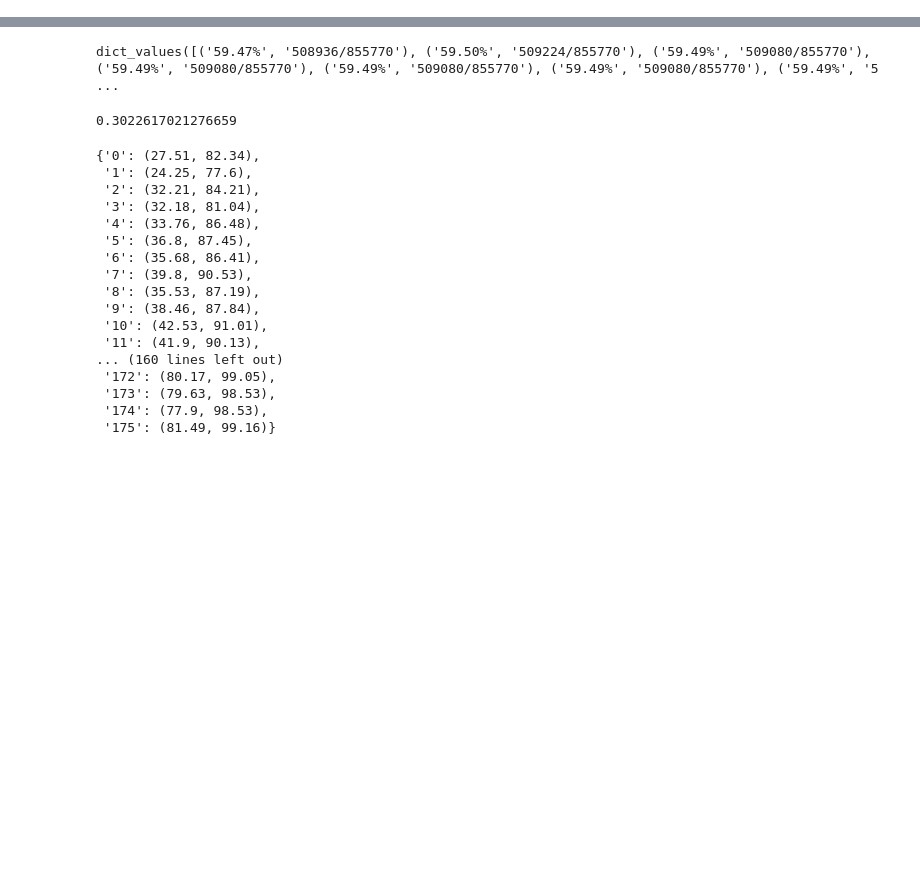
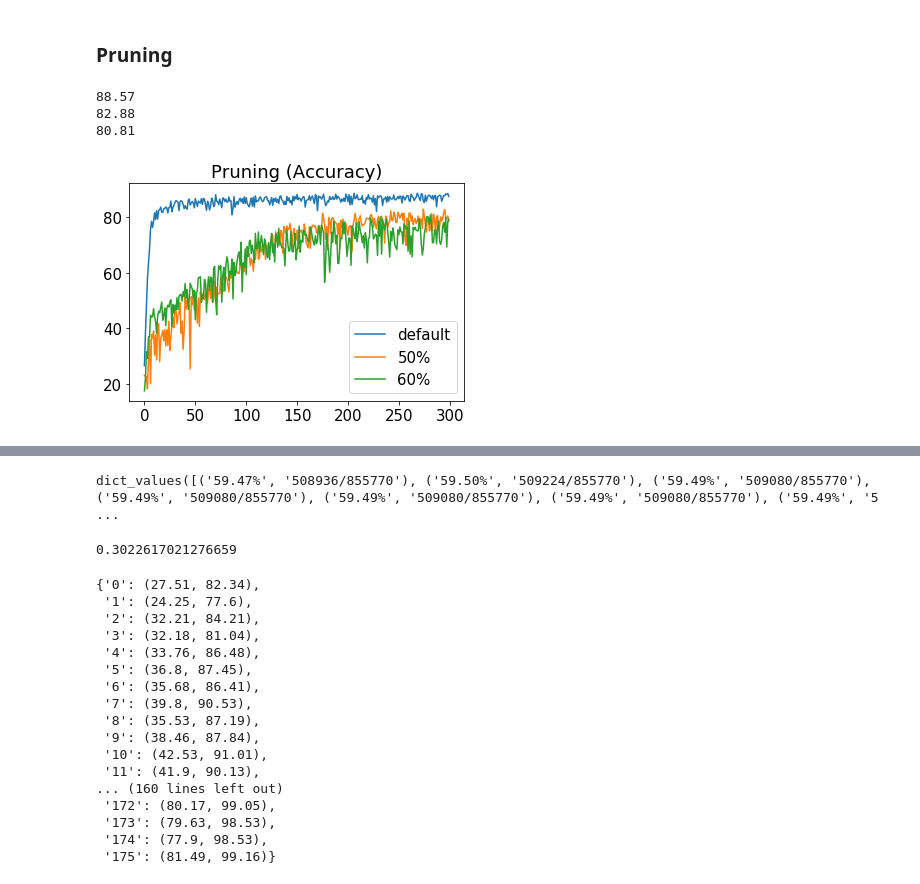
Before and after one commit to heehehe/pruning-decorrelation, a Jupyter notebook: Visualization.ipynb, the cells around one changed output, grey strips where cells are left out. Cells and saved outputs as stored; diff of their text form; code cells hidden in the pictures; blank space fills up the shorter version.

Commit message:
add visualization

```diff
--- a/Visualization.ipynb
+++ b/Visualization.ipynb
@@ -4,0 +9,12 @@ from matplotlib import pyplot as plt
+# %%
+def default_result(filename):
+    train_default = {}
+    valid_default = {}
+    with open(filename, 'r') as f:
+        for i, line in enumerate(f):
+            lines = line.strip('\n').split(' ')
+            if lines[0] == 'train':
+                train_default[lines[1]] = (float(lines[-3]), float(lines[-1]))
+            elif lines[0] == 'valid':
+                valid_default[lines[1]] = (float(lines[-3]), float(lines[-1]))
+    return train_default, valid_default
@@ -4,0 +71,21 @@ from matplotlib import pyplot as plt
+# %%
+train_none_acc1, train_none_acc5 = acc1_acc5(train_none)
+valid_none_acc1, valid_none_acc5 = acc1_acc5(valid_none)
+# %%
+train_pruning_05_acc1, train_pruning_05_acc5 = acc1_acc5(train_pruning_05)
+train_pruning_06_acc1, train_pruning_06_acc5 = acc1_acc5(train_pruning_06)
+train_pruning_07_acc1, train_pruning_07_acc5 = acc1_acc5(train_pruning_07)
+train_pruning_08_acc1, train_pruning_08_acc5 = acc1_acc5(train_pruning_08)
+train_pruning_09_acc1, train_pruning_09_acc5 = acc1_acc5(train_pruning_09)
+
+valid_pruning_05_acc1, valid_pruning_05_acc5 = acc1_acc5(valid_pruning_05)
+valid_pruning_06_acc1, valid_pruning_06_acc5 = acc1_acc5(valid_pruning_06)
+valid_pruning_07_acc1, valid_pruning_07_acc5 = acc1_acc5(valid_pruning_07)
+valid_pruning_08_acc1, valid_pruning_08_acc5 = acc1_acc5(valid_pruning_08)
+valid_pruning_09_acc1, valid_pruning_09_acc5 = acc1_acc5(valid_pruning_09)
+
+sparse_pruning_05_per, sparse_pruning_05_num = acc1_acc5(sparse_pruning_05)
+sparse_pruning_06_per, sparse_pruning_06_num = acc1_acc5(sparse_pruning_06)
+sparse_pruning_07_per, sparse_pruning_07_num = acc1_acc5(sparse_pruning_07)
+sparse_pruning_08_per, sparse_pruning_08_num = acc1_acc5(sparse_pruning_08)
+sparse_pruning_09_per, sparse_pruning_09_num = acc1_acc5(sparse_pruning_09)
@@ -4,0 +124,20 @@ from matplotlib import pyplot as plt
+# %% [markdown]
+### Pruning
+# %%
+print(max(valid_none_acc1))
+print(max(valid_pruning_05_acc1))
+print(max(valid_pruning_06_acc1))
+# %% [output]
+88.57
+82.88
+80.81
+# %%
+## pruning 결과 비교 (Acc1)
+plt.plot(valid_none_acc1)
+plt.plot(valid_pruning_05_acc1)
+plt.plot(valid_pruning_06_acc1)
+plt.legend(['default','50%','60%'])
+plt.title('Pruning (Accuracy)')
+plt.show()
+# %% [output]
+[figure, added]
```
Also changed, not shown: parts of 29 cells of this notebook.
